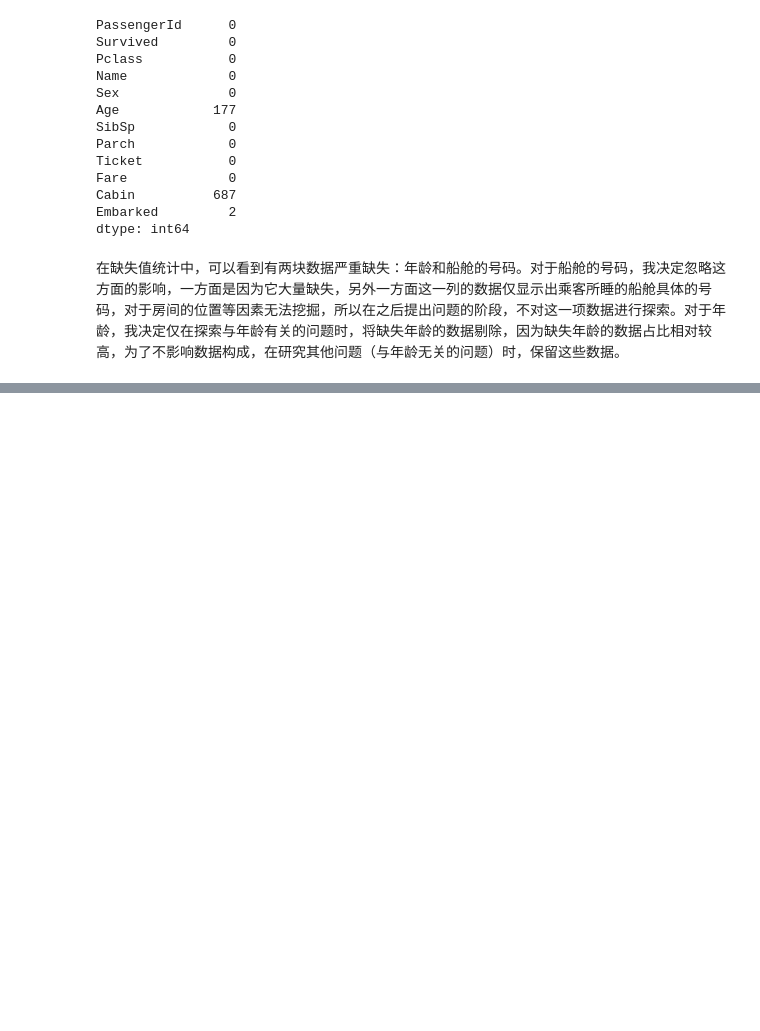
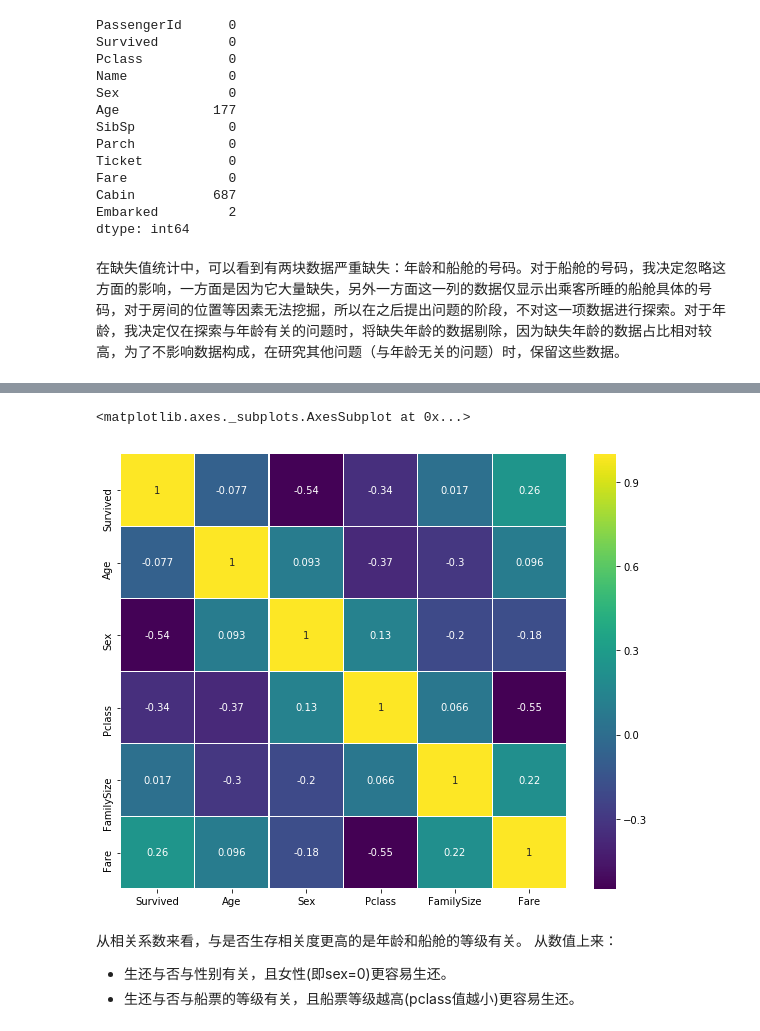
Before and after one commit to NaughtyFlame/Ud_ML, a Jupyter notebook: titanic/titanic_report.ipynb, the cells around one changed output, grey strips where cells are left out. Cells and saved outputs as stored; diff of their text form; code cells hidden in the pictures; blank space fills up the shorter version.

```diff
--- a/titanic/titanic_report.ipynb
+++ b/titanic/titanic_report.ipynb
@@ -90,0 +133,3 @@ titanic[titanic['Age']>0]
+# %%
+data_cor = titanic[['Survived', 'Age', 'Sex','Pclass','FamilySize','Fare']]
+data_cor.head()
@@ -90,0 +143,12 @@ titanic[titanic['Age']>0]
+# %%
+colormap = plt.cm.viridis
+plt.figure(figsize=(10,8))
+sns.heatmap(data_cor.astype(float).corr(),linewidths=0.1,vmax=1.0,cmap=colormap, linecolor='White', annot=True)
+# %% [output]
+<matplotlib.axes._subplots.AxesSubplot at 0x...>
+[figure, added]
+# %% [markdown]
+从相关系数来看，与是否生存相关度更高的是年龄和船舱的等级有关。
+从数值上来：
+* 生还与否与性别有关，且女性(即sex=0)更容易生还。
+* 生还与否与船票的等级有关，且船票等级越高(pclass值越小)更容易生还。
```
Also changed, not shown: parts of 9 cells of this notebook.
